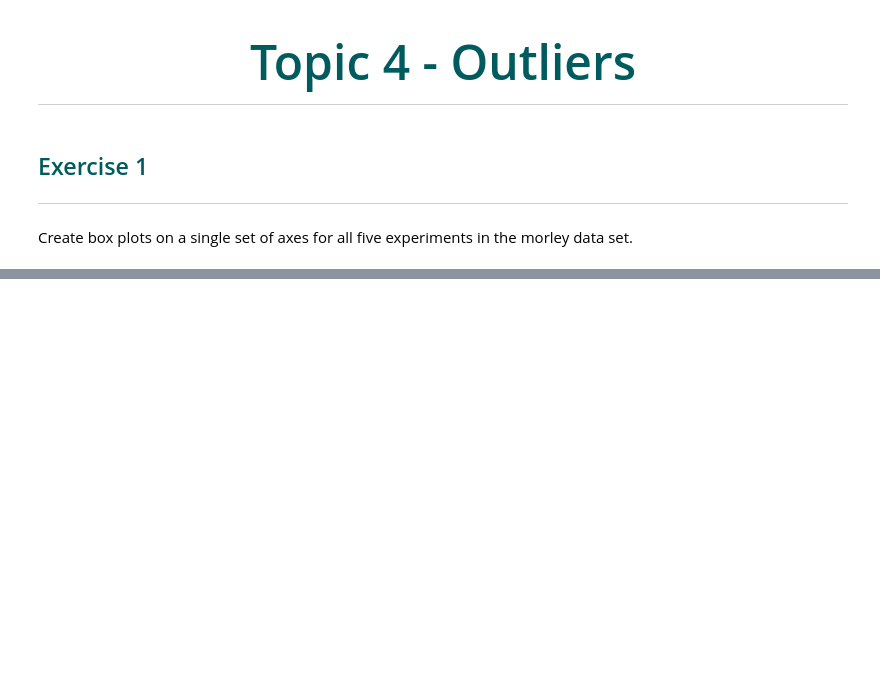
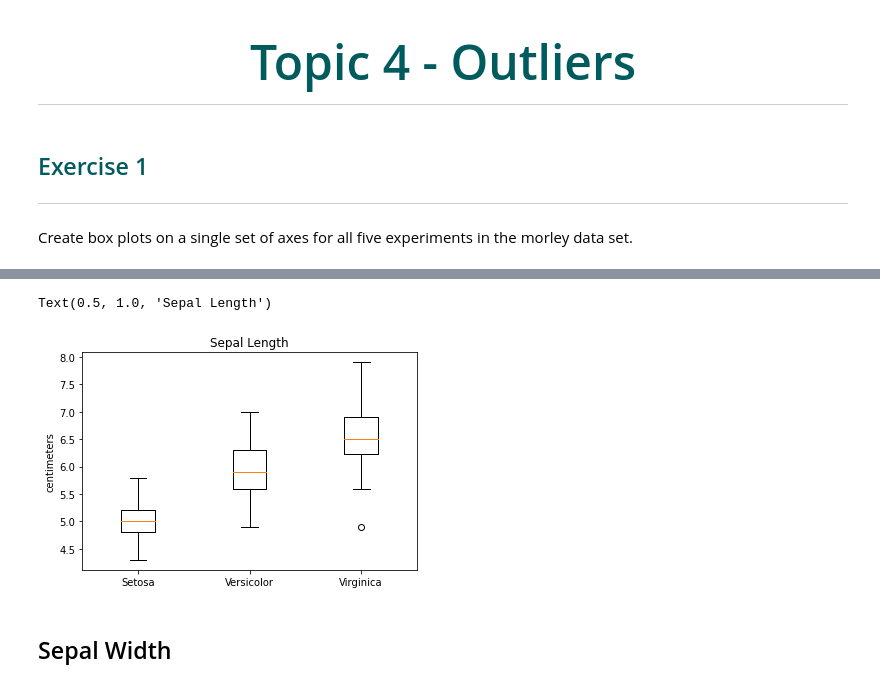
Before and after one commit to micheal-mcenery/funddata-assessment, a Jupyter notebook: Topic 4 - Outliers.ipynb, the cells around one changed output, grey strips where cells are left out. Drawn from its saved outputs; the diff is of its cells as text; code cells hidden in the pictures; blank space fills up the shorter version.

```diff
--- a/Topic 4 - Outliers.ipynb
+++ b/Topic 4 - Outliers.ipynb
@@ -47,0 +54,6 @@ plt.legend(bbox_to_anchor = (1.0, 1), loc = 'upper center')
+# %%
+# Read in the iris data.
+data = np.genfromtxt('data/iris.csv', skip_header=1, delimiter=',', deletechars='"')
+
+# Remove the last column.
+data = data[:,:-1]
@@ -47,0 +62,15 @@ plt.legend(bbox_to_anchor = (1.0, 1), loc = 'upper center')
+# %%
+# Select the data for the Sepal Length.
+setosa_sepal_l = data[:50, 0]
+versicolor_sepal_l = data[50:100, 0]
+virginica_sepal_l = data[100:150, 0]
+# %%
+plt.boxplot(np.array([setosa_sepal_l, versicolor_sepal_l, virginica_sepal_l]).T);
+plt.ylabel('centimeters')
+plt.xticks([1, 2, 3], ['Setosa', 'Versicolor', 'Virginica'])
+plt.title("Sepal Length")
+# %% [output]
+Text(0.5, 1.0, 'Sepal Length')
+[figure, added]
+# %% [markdown]
+## Sepal Width
```
Also changed, not shown: parts of 12 cells of this notebook, 1 other file.
